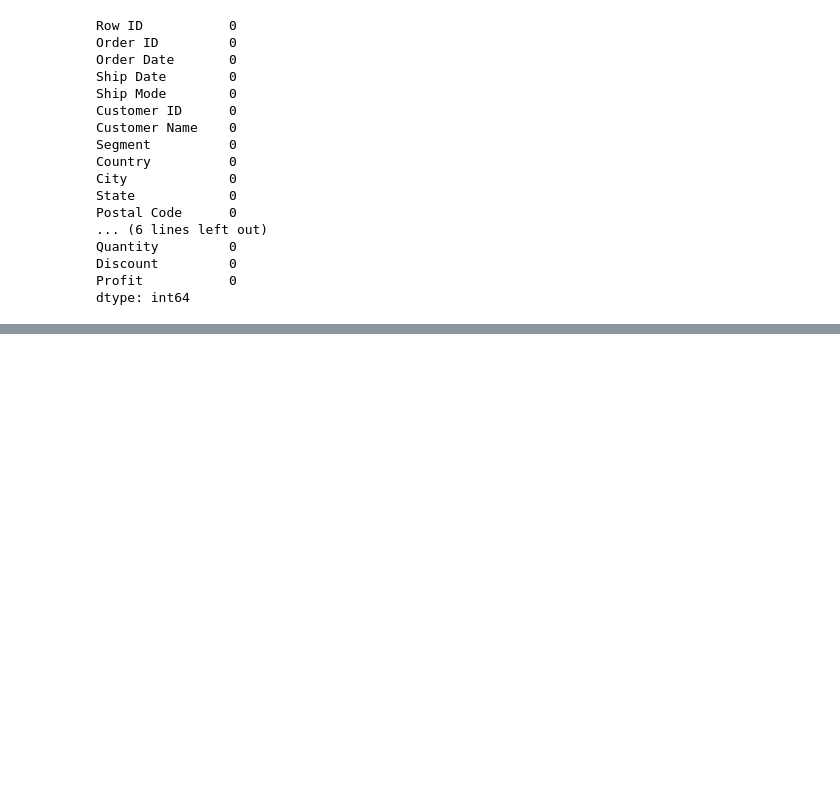
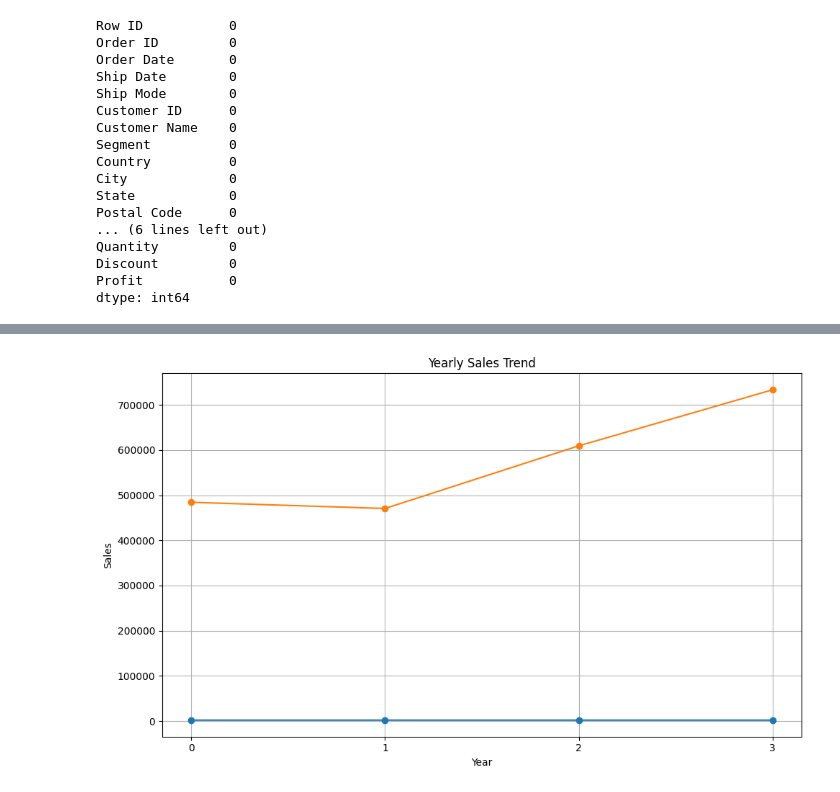
Before and after one commit to taidoan01/Super-Store-EDA, a Jupyter notebook: EDA.ipynb, the cells around one changed output, grey strips where cells are left out. Saved outputs shown, nothing was run; the diff lists cells and outputs as text; code cells hidden in the pictures; blank space fills up the shorter version.

```diff
--- a/EDA.ipynb
+++ b/EDA.ipynb
@@ -329,0 +161,12 @@ plt.show()
+# %%
+plt.figure(figsize=(10, 6))
+plt.plot(yearly_sales.index, yearly_sales.values, marker='o')
+plt.title('Yearly Sales Trend')
+plt.xlabel('Year')
+plt.ylabel('Sales')
+plt.xticks(yearly_sales.index)
+plt.grid(True)
+plt.tight_layout()
+plt.show()
+# %% [output]
+[figure, added]
```
Also changed, not shown: parts of 47 cells of this notebook.
